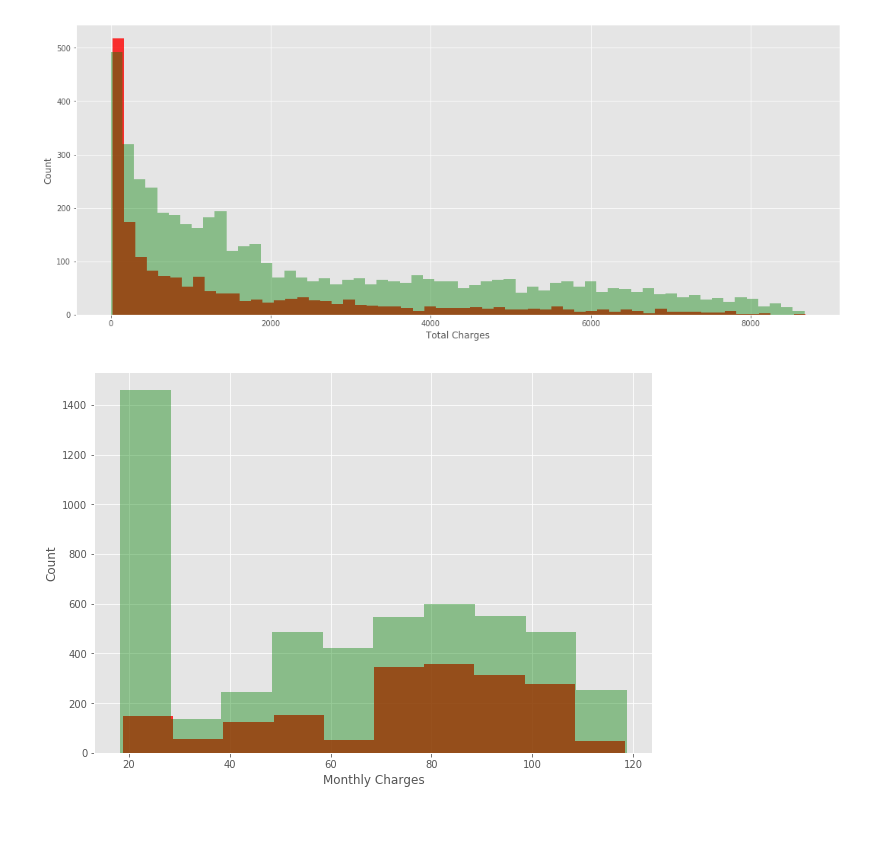
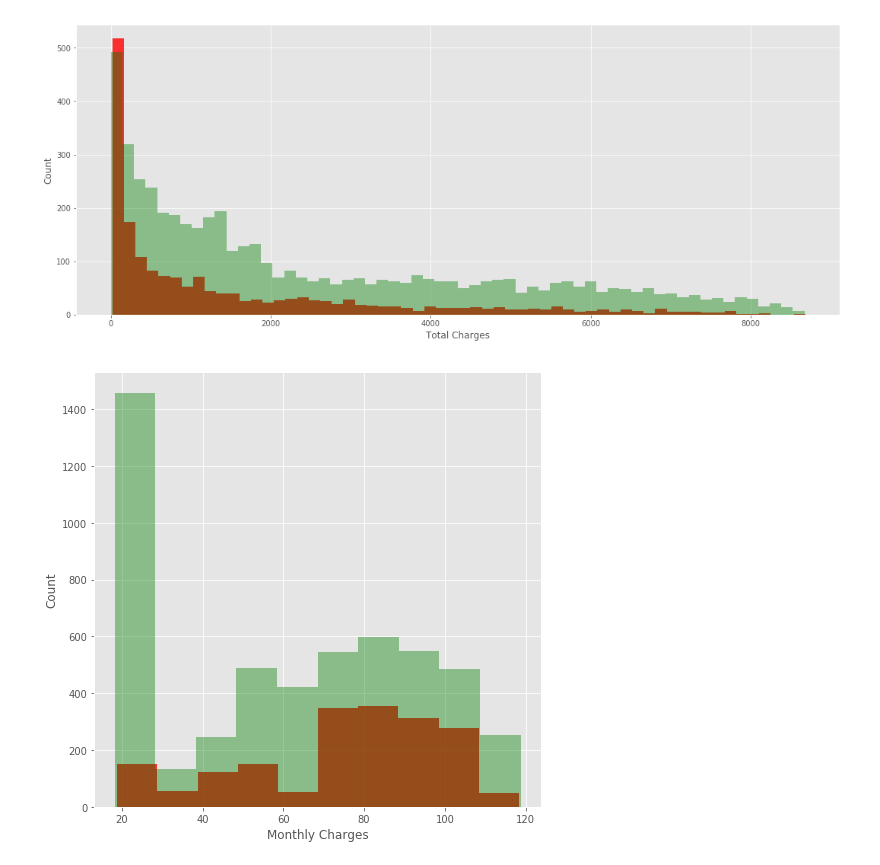
Before and after one commit to battyone/MLProjects, a Jupyter notebook: Minimize_Customer_Churn/Minimizing_churn_Telco.ipynb, the cells around one changed output. Cells and saved outputs as stored; diff of their text form; code cells hidden in the pictures; blank space fills up the shorter version.

```diff
--- a/Minimize_Customer_Churn/Minimizing_churn_Telco.ipynb
+++ b/Minimize_Customer_Churn/Minimizing_churn_Telco.ipynb
@@ -285,13 +303,13 @@ plt.show()
 # %% [output]
 [figure]
 # %%
-plt.figure(figsize=(10, 7))
+plt.figure(figsize=(8, 8))
 plt.hist(df[df['Churn']=='Yes']['MonthlyCharges'], bins=10, alpha=0.8, color='red')
 plt.hist(df[df['Churn']=='No']['MonthlyCharges'], bins=10, alpha=0.4, color='green')
 plt.xlabel('Monthly Charges')
 plt.ylabel('Count')
 plt.show()
 # %% [output]
-[figure, old version]
+[figure, new version]
 # %%
 plt.figure(figsize=(10, 7))
```
Also changed, not shown: parts of 17 cells of this notebook.
